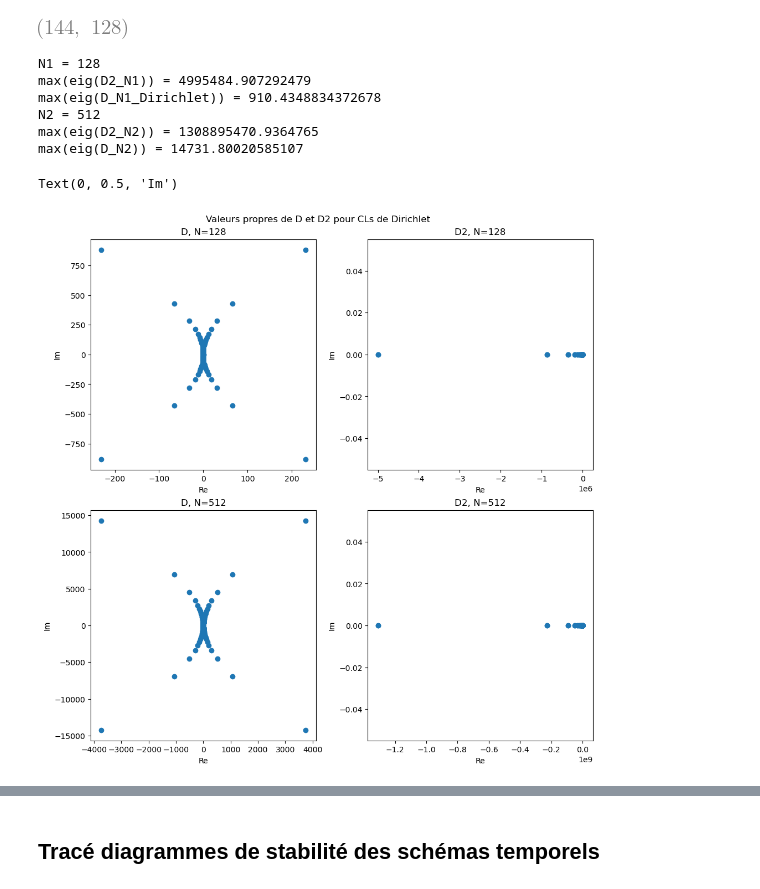
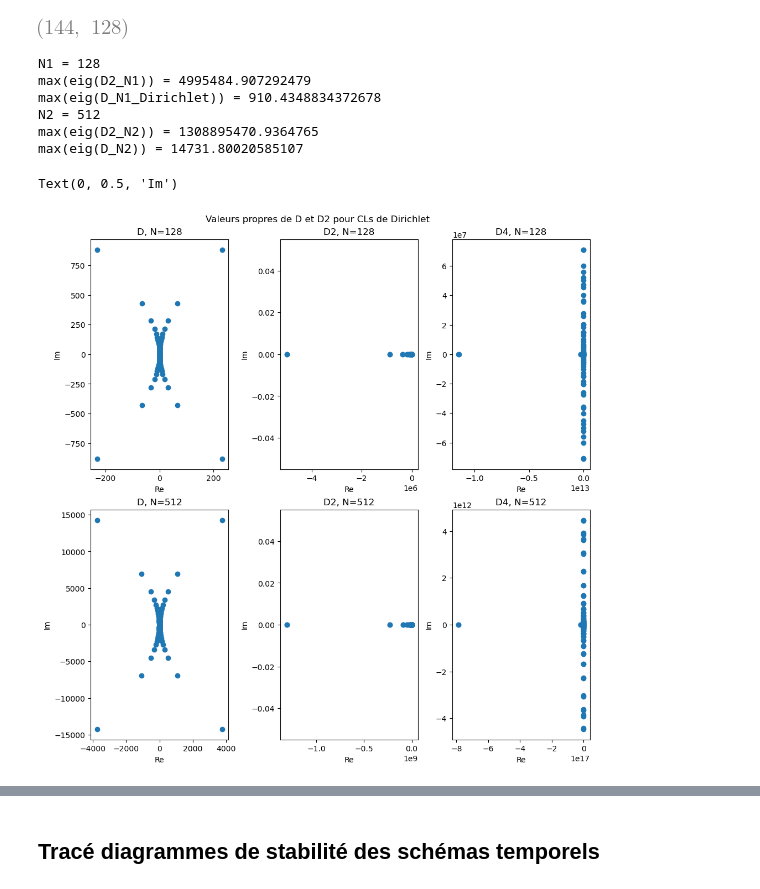
Before and after one commit to personne30003/pyTQG, a Jupyter notebook: Proto_notebooks/Adv_1D.ipynb, the cells around one changed output, grey strips where cells are left out. Cells and saved outputs as stored; diff of their text form; code cells hidden in the pictures.

```diff
--- a/Proto_notebooks/Adv_1D.ipynb
+++ b/Proto_notebooks/Adv_1D.ipynb
@@ -671,10 +671,10 @@ D_N1 = Chebyshev.Cheb_mat(N1, a= 0.0, b=np.pi)
 #CL Dirichlet
 D_N1_Dirichlet = Chebyshev.Cheb_mat(N1, a = 0.0, b = np.pi, Dirichlet_BC = True)
 D2_N1_Dirichlet = Chebyshev.Cheb_mat(N1, a=0.0, b=np.pi, Dirichlet_BC=True, M=2)
-D4_N1 =  Chebyshev.Cheb_mat(N1, a=0.0, b=np.pi, M=4)
+D4_N1_Dirichlet =  Chebyshev.Cheb_mat(N1, a=0.0, b=np.pi, M=4, Dirichlet_BC=True)
 
 
-
+eigs_D4_N1 = scipy.linalg.eigvals(D4_N1_Dirichlet)
 eigs_D2_N1 = scipy.linalg.eigvals(D2_N1_Dirichlet)
 eigs_D_N1 = scipy.linalg.eigvals(D_N1_Dirichlet)
 
@@ -682,9 +682,10 @@ D_N2 = Chebyshev.Cheb_mat(N2, a= 0.0, b=np.pi)
 
 D_N2_Dirichlet = Chebyshev.Cheb_mat(N2, a = 0.0, b = np.pi, Dirichlet_BC = True)
 D2_N2_Dirichlet = Chebyshev.Cheb_mat(N2, a=0.0, b=np.pi, Dirichlet_BC=True, M=2)
-D4_N2 = Chebyshev.Cheb_mat(N2, a=0.0, b=np.pi, M=4)
+D4_N2_Dirichlet = Chebyshev.Cheb_mat(N2, a=0.0, b=np.pi, M=4, Dirichlet_BC=True)
 eigs_D2_N2 = scipy.linalg.eigvals(D2_N2_Dirichlet)
 eigs_D_N2 = scipy.linalg.eigvals(D_N2_Dirichlet)
+eigs_D4_N2 = scipy.linalg.eigvals(D4_N2_Dirichlet)
 
 print(f"N1 = {N1}")
 print(f"max(eig(D2_N1)) = {np.max(np.abs(eigs_D2_N1))}")
@@ -695,40 +696,51 @@ print(f"max(eig(D2_N2)) = {np.max(np.abs(eigs_D2_N2))}")
 print(f"max(eig(D_N2)) = {np.max(np.abs(eigs_D_N2))}")
 
 fig = plt.figure( figsize  = (10, 10), constrained_layout = True)
-axs = fig.subplots(2, 2, squeeze = False, sharex = False, sharey = False)
+axs = fig.subplots(2, 3, squeeze = False, sharex = False, sharey = False)
 fig.suptitle("Valeurs propres de D et D2 pour CLs de Dirichlet")
 
 
 axs[0, 0].set_title(f"D, N={N1}")
 axs[0, 0].scatter(eigs_D_N1.real, eigs_D_N1.imag)
 axs[0, 0].set_xlabel(r"Re")
 axs[0, 0].set_ylabel(r"Im")
 
 axs[0, 1].set_title(f"D2, N={N1}")
 axs[0, 1].scatter(eigs_D2_N1.real, eigs_D2_N1.imag)
 axs[0, 1].set_xlabel(r"Re")
 axs[0, 1].set_ylabel(r"Im")
 
+axs[0, 2].set_title(f"D4, N={N1}")
+axs[0, 2].scatter(eigs_D4_N1.real, eigs_D4_N1.imag)
+axs[0, 2].set_xlabel(r"Re")
+axs[0, 2].set_ylabel(r"Im")
+
+
 
 axs[1, 0].set_title(f"D, N={N2}")
 axs[1, 0].scatter(eigs_D_N2.real, eigs_D_N2.imag)
 axs[1, 0].set_xlabel(r"Re")
 axs[1, 0].set_ylabel(r"Im")
 
 
 axs[1, 1].set_title(f"D2, N={N2}")
 axs[1, 1].scatter(eigs_D2_N2.real, eigs_D2_N2.imag)
 axs[1, 1].set_xlabel(r"Re")
 axs[1, 1].set_ylabel(r"Im")
+
+axs[1, 2].set_title(f"D4, N={N2}")
+axs[1, 2].scatter(eigs_D4_N2.real, eigs_D4_N2.imag)
+axs[1, 2].set_xlabel(r"Re")
+axs[1, 2].set_ylabel(r"Im")
 # %% [output]
 N1 = 128
 max(eig(D2_N1)) = 4995484.907292479
 max(eig(D_N1_Dirichlet)) = 910.4348834372678
 N2 = 512
 max(eig(D2_N2)) = 1308895470.9364765
 max(eig(D_N2)) = 14731.80020585107
 Text(0, 0.5, 'Im')
-[figure, old version]
+[figure, new version]
 # %%
 eigs_D_N1
 # %% [output]
```
Also changed, not shown: parts of 9 cells of this notebook, 8 other files.
